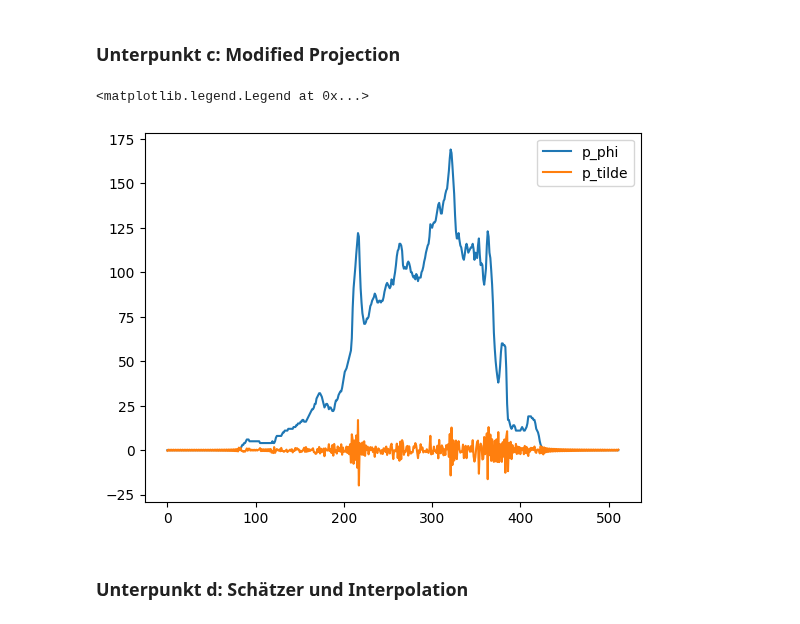
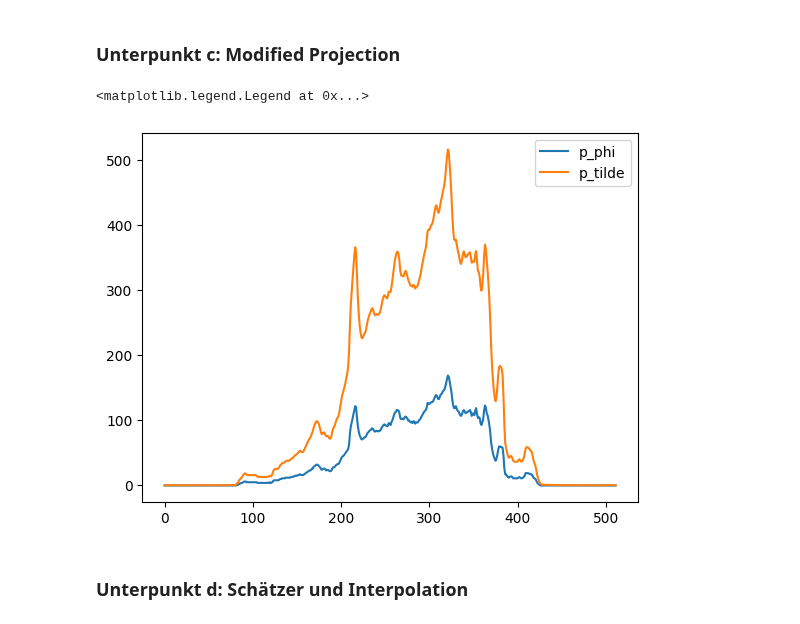
Before and after one commit to OverAmpJinx/CompPhyWS25, a Jupyter notebook: Assignment2/a22backwardtrafo.ipynb, the cells around one changed output. Drawn from its saved outputs; the diff is of its cells as text; code cells hidden in the pictures.

```diff
--- a/Assignment2/a22backwardtrafo.ipynb
+++ b/Assignment2/a22backwardtrafo.ipynb
@@ -47,17 +47,17 @@ somit folgt
 # %%
 #Mod. Projektion ist die Rücktransformierte FFT * betrag kxi
 F_k_mod1 = np.abs(kxi)[None, :] * F_phi_noshift
 F_k_mod2= np.abs(kxi)[None, :] * F_phi
-p_tilde = np.fft.ifft(F_k_mod2, axis=1).real
+p_tilde = np.fft.ifft(F_k_mod1, axis=1).real
 
 #kurzer Plot als test und sanity chekc lol
 plt.plot(p_phi[0], label="p_phi")
 plt.plot(p_tilde[0], label="p_tilde")
 plt.legend()
 #ok schaut schon mal ned schlecht aus, macht auf jeden fall was es soll xD
 # %% [output]
 <matplotlib.legend.Legend at 0x...>
-[figure, old version]
+[figure, new version]
 # %% [markdown]
 ### Unterpunkt d: Schätzer und Interpolation
 # %%
```
Also changed, not shown: parts of 3 cells of this notebook.
